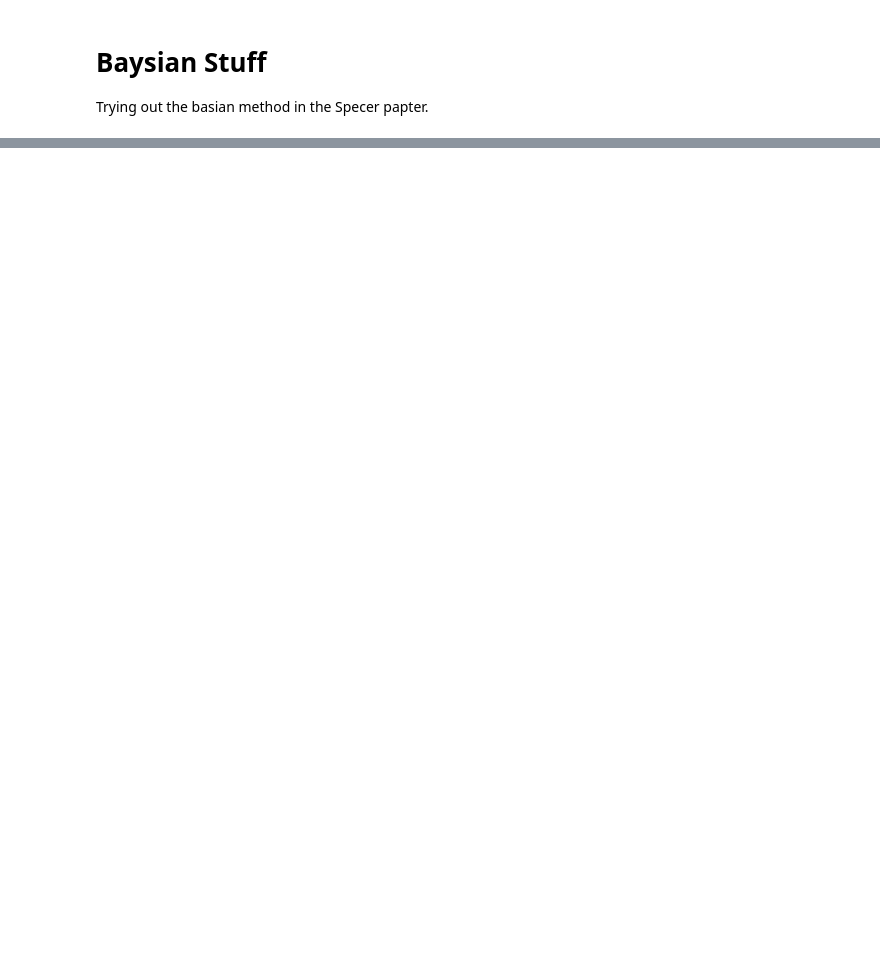
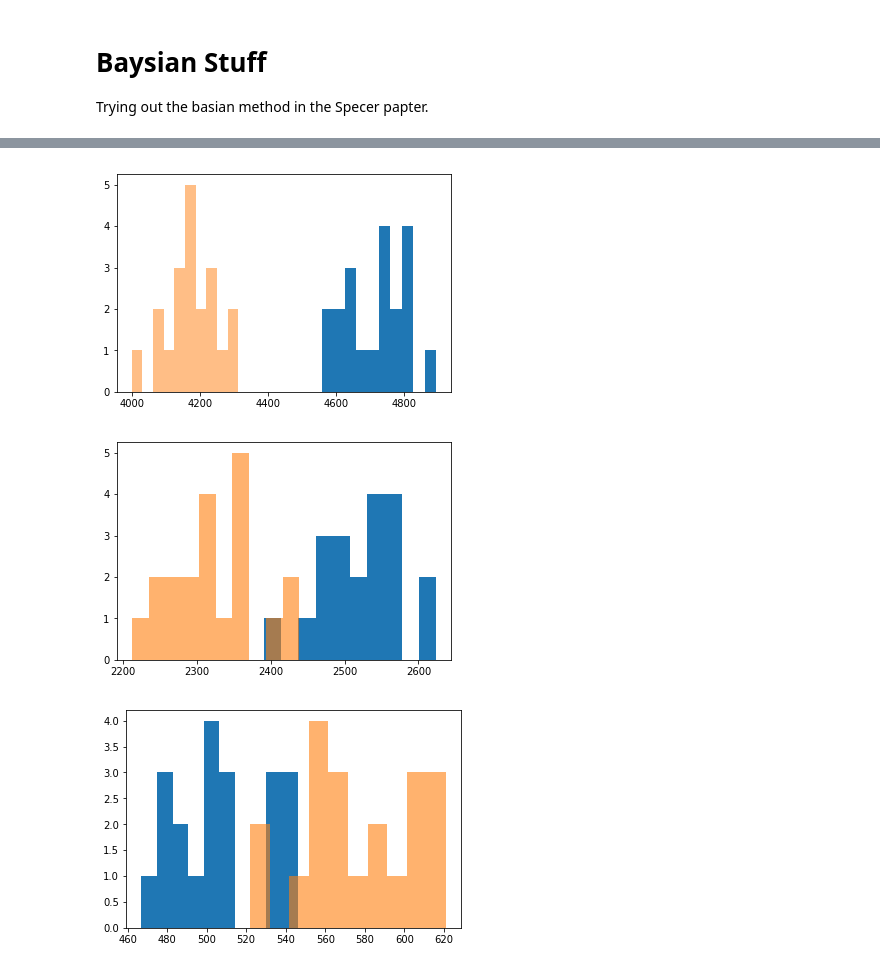
Before and after one commit to CodyDBrown/Binary-Search, a Jupyter notebook: Beta Basse.ipynb, the cells around one changed output, grey strips where cells are left out. Saved outputs shown, nothing was run; the diff lists cells and outputs as text; code cells hidden in the pictures; blank space fills up the shorter version.

```diff
--- a/Beta Basse.ipynb
+++ b/Beta Basse.ipynb
@@ -230,18 +225,32 @@ while loop < 20:
+# %%
+beta_dict0 = {x:[] for x in bins} # Adds one too many entries but don't feel like dealing wtih it
+loop = 0
+while loop < 20:
+    for bf in binary_fraction:
+        beta = thing_LMC2.BetaMaster(100, ['L', 3.8, 2.23], True, bf, 1)
+        beta = [b if b < 5 else 4.5 for b in beta] # Anything too large lump it into the largest bin
+        beta_hist = np.histogram(beta, bins = bins)
+        for n in range(len(bins)-1):
+            beta_dict0[beta_hist[1][n]].append(beta_hist[0][n])
+    loop += 1
 # %%
 # These Plots where made using the total error (observed and jitter) for the std when
 # adding the extra noise in step 4 of the Spencer paper
 plt.hist(beta_dict0[0],)
-plt.hist(beta_dict1[0])
-plt.hist(beta_dict2[0])
+plt.hist(beta_dict1[0],alpha = 0.5)
 plt.show()
 plt.hist(beta_dict0[1],)
-plt.hist(beta_dict1[1])
-plt.hist(beta_dict2[1])
+plt.hist(beta_dict1[1], alpha = 0.6)
+
 plt.show()
 plt.hist(beta_dict0[2],)
-plt.hist(beta_dict1[2])
-plt.hist(beta_dict2[2])
+plt.hist(beta_dict1[2], alpha = 0.6)
+
 plt.show()
+# %% [output]
+[figure, added]
+[figure, added]
+[figure, added]
 # %%
 lmc_beta = thing_LMC2.Real_Data_Beta()
 smc_beta = thing_SMC2.Real_Data_Beta()
```
Also changed, not shown: parts of 13 cells of this notebook, 1 other file.
